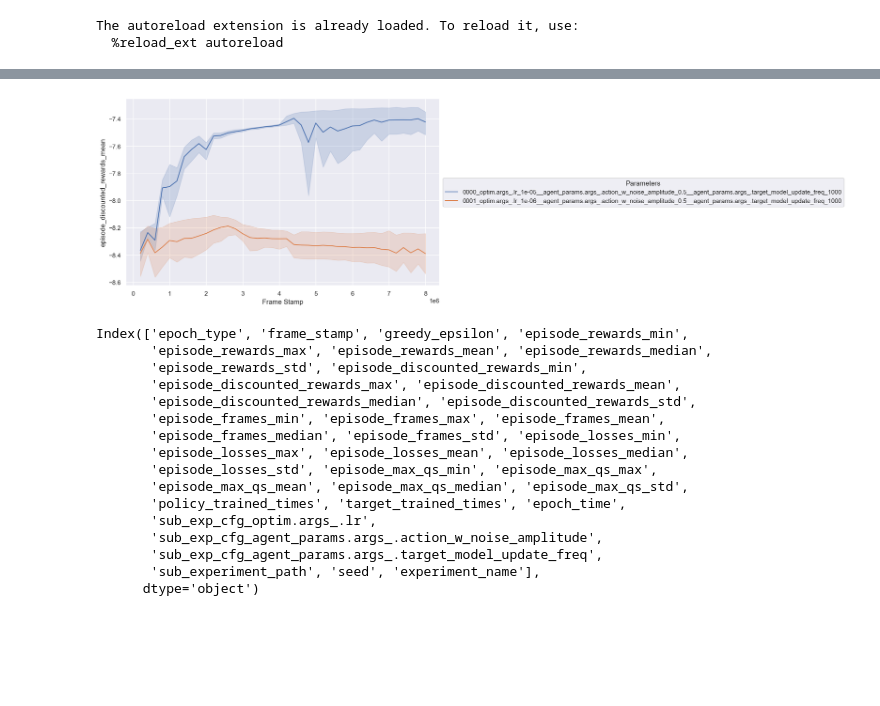
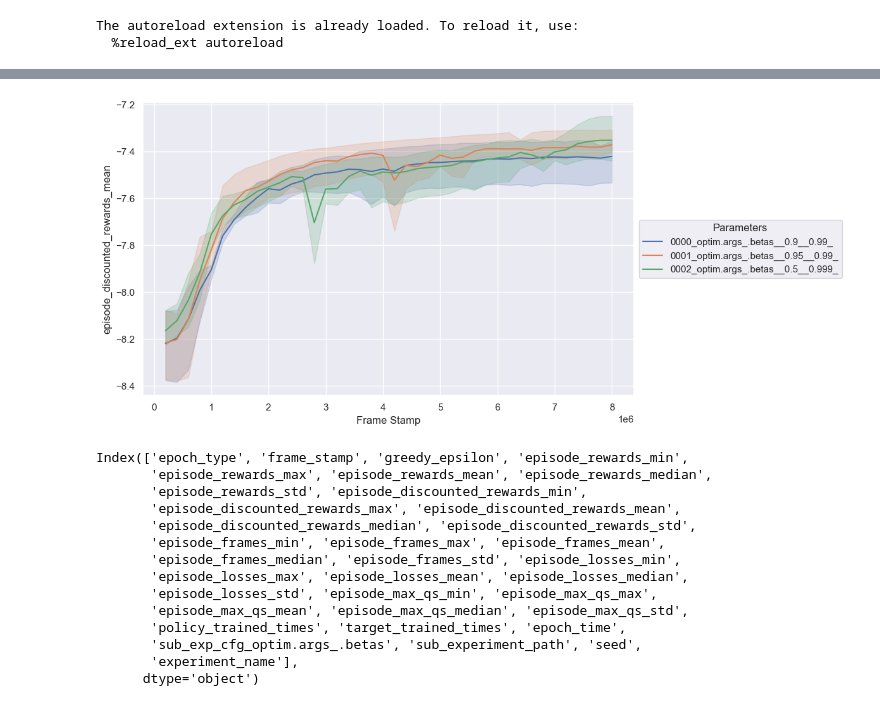
Before and after one commit to mariusdgm/phd-rl-algos, a Jupyter notebook: dqn/opinion_dynamics/experiments/inspect_results.ipynb, the cells around one changed output, grey strips where cells are left out. Cells and saved outputs as stored; diff of their text form; code cells hidden in the pictures; blank space fills up the shorter version.

Commit message:
training seems stabilised

```diff
--- a/dqn/opinion_dynamics/experiments/inspect_results.ipynb
+++ b/dqn/opinion_dynamics/experiments/inspect_results.ipynb
@@ -33,7 +33,7 @@ warnings.filterwarnings("ignore")
 from dqn.opinion_dynamics.utils.experiment import process_experiment
 # %%
 # experiment_sub_dir = "2025May02-101004_configs" # excellent run
-experiment_sub_dir = "2025May29-012929_configs"
+experiment_sub_dir = "2025Jun01-133505_configs"
 
 exp_path = os.path.join(r"D:\Work\repos\RL\phd-rl-algos\dqn\opinion_dynamics\experiments\results", experiment_sub_dir)
 df = process_experiment(
@@ -142,25 +140,32 @@ averaged_results
 # %%
 
 selected_metric = 'episode_discounted_rewards_mean'
 # hue_col = "sub_exp_cfg_agent_params.args_.action_w_noise_amplitude"
 hue_col = "experiment_name"
 
-validation_df = df[df['epoch_type'] == 'validation']
+# validation_df = df[df['epoch_type'] == 'validation']
+validation_df = df[df['epoch_type'] == 'training']
 
 
 # Create a new figure for each environment
 plt.figure(figsize=(10, 6))
 # sns.lineplot(data=df, x='frame_stamp', y=selected_metric, hue='model')
-sns.lineplot(data=validation_df, x='frame_stamp', y=selected_metric, hue=hue_col)
+sns.lineplot(data=validation_df,
+             x='frame_stamp',
+             y=selected_metric,
+             hue=hue_col,
+            #  units='seed', # Comment this to see mean + cf
+            #  estimator=None, # Comment this to see mean + cf
+             )
 
 plt.ylabel(selected_metric)
 plt.xlabel('Frame Stamp')
 
 # Place the legend outside the plot
 plt.legend(loc='center left', bbox_to_anchor=(1.0, 0.5), title='Parameters')
 plt.show()
 # %% [output]
-[figure, old version]
+[figure, new version]
 # %%
 df.columns
 # %% [output]
@@ -175,10 +180,8 @@ Index(['epoch_type', 'frame_stamp', 'greedy_epsilon', 'episode_rewards_min',
        'episode_losses_std', 'episode_max_qs_min', 'episode_max_qs_max',
        'episode_max_qs_mean', 'episode_max_qs_median', 'episode_max_qs_std',
        'policy_trained_times', 'target_trained_times', 'epoch_time',
-       'sub_exp_cfg_optim.args_.lr',
-       'sub_exp_cfg_agent_params.args_.action_w_noise_amplitude',
-       'sub_exp_cfg_agent_params.args_.target_model_update_freq',
-       'sub_experiment_path', 'seed', 'experiment_name'],
+       'sub_exp_cfg_optim.args_.betas', 'sub_experiment_path', 'seed',
+       'experiment_name'],
       dtype='object')
 # %%
 import matplotlib.pyplot as plt
```
Also changed, not shown: parts of 16 cells of this notebook, 7 other files.
